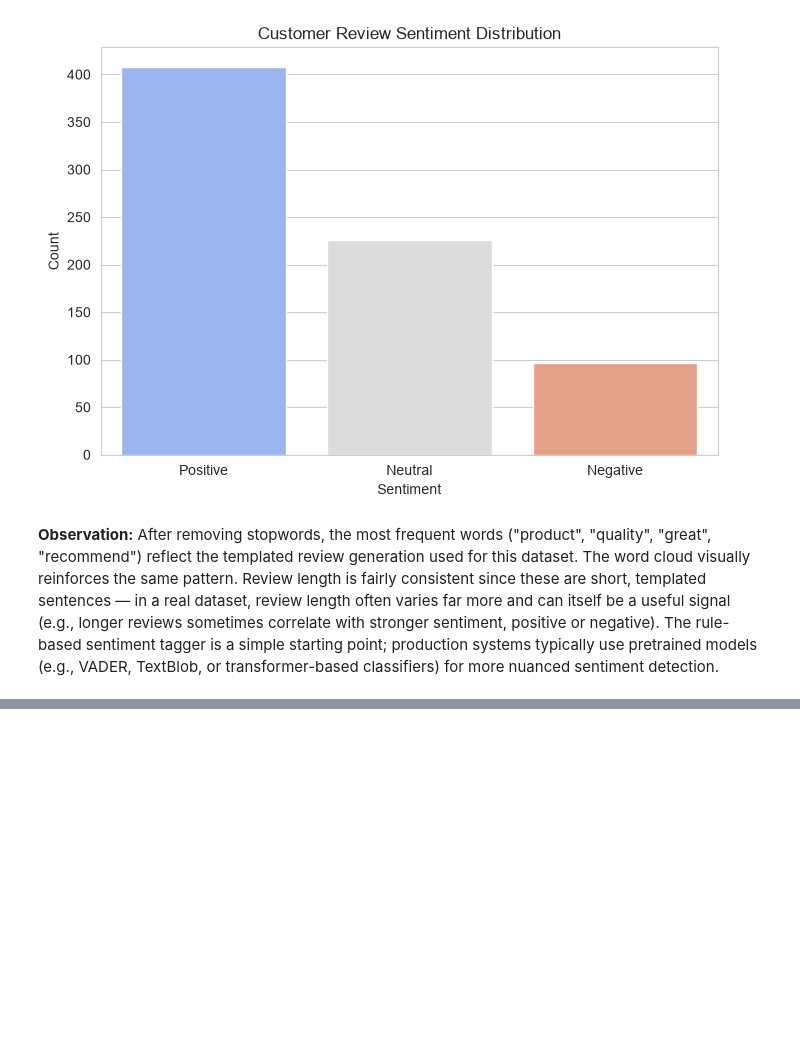
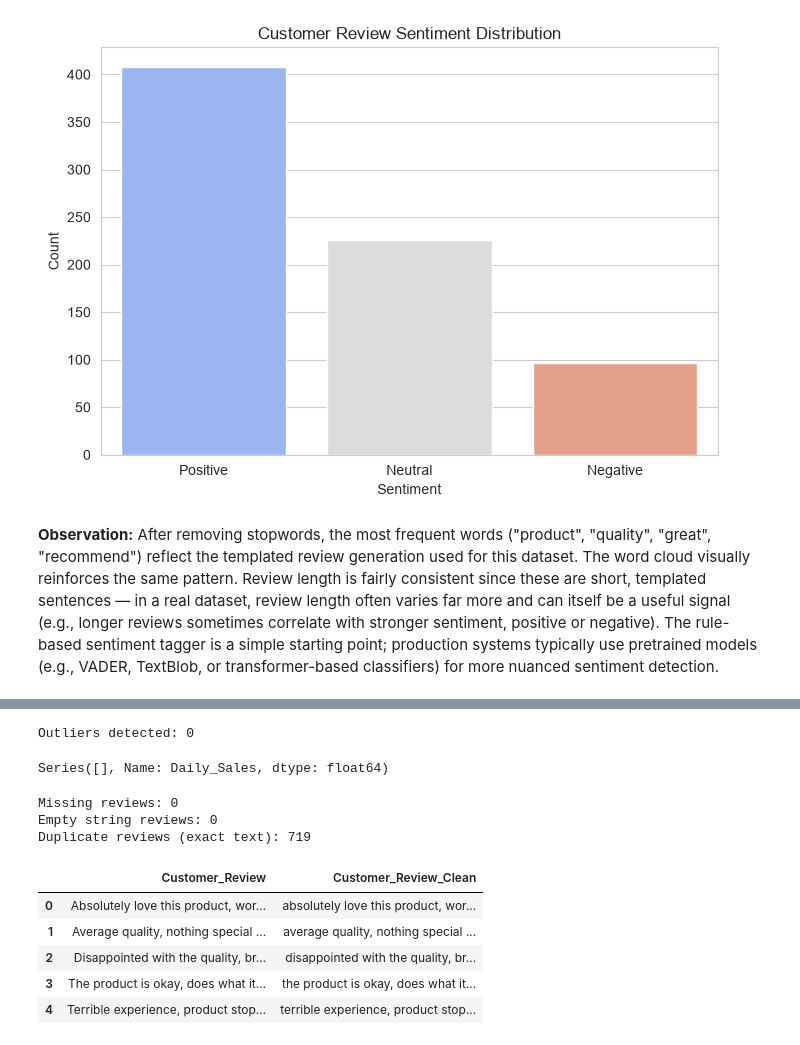
Before and after one commit to nikitha-d1323/data-analysis-mini-projects, a Jupyter notebook: unit3-sales-timeseries-text/Sales_TimeSeries_Text_Unit3.ipynb, the cells around one changed output, grey strips where cells are left out. Saved outputs shown, nothing was run; the diff lists cells and outputs as text; code cells hidden in the pictures; blank space fills up the shorter version.

```diff
--- a/unit3-sales-timeseries-text/Sales_TimeSeries_Text_Unit3.ipynb
+++ b/unit3-sales-timeseries-text/Sales_TimeSeries_Text_Unit3.ipynb
@@ -459,0 +537,29 @@ classifiers) for more nuanced sentiment detection.
+# %%
+q1, q3 = ts.quantile(0.25), ts.quantile(0.75)
+iqr = q3 - q1
+lower, upper = q1 - 1.5*iqr, q3 + 1.5*iqr
+
+ts_outliers = ts[(ts < lower) | (ts > upper)]
+print(f"Outliers detected: {len(ts_outliers)}")
+ts_outliers
+# %% [output]
+Outliers detected: 0
+Series([], Name: Daily_Sales, dtype: float64)
+# %%
+print("Missing reviews:", df["Customer_Review"].isnull().sum())
+print("Empty string reviews:", (df["Customer_Review"].str.strip() == "").sum())
+print("Duplicate reviews (exact text):", df["Customer_Review"].duplicated().sum())
+
+# Standardize casing and whitespace as a cleaning step
+df["Customer_Review_Clean"] = df["Customer_Review"].str.strip().str.lower()
+df[["Customer_Review", "Customer_Review_Clean"]].head()
+# %% [output]
+Missing reviews: 0
+Empty string reviews: 0
+Duplicate reviews (exact text): 719
+|  | Customer_Review | Customer_Review_Clean |
+| 0 | Absolutely love this product, wor... | absolutely love this product, wor... |
+| 1 | Average quality, nothing special ... | average quality, nothing special ... |
+| 2 | Disappointed with the quality, br... | disappointed with the quality, br... |
+| 3 | The product is okay, does what it... | the product is okay, does what it... |
+| 4 | Terrible experience, product stop... | terrible experience, product stop... |
```
Also changed, not shown: parts of 7 cells of this notebook, 1 other file.
